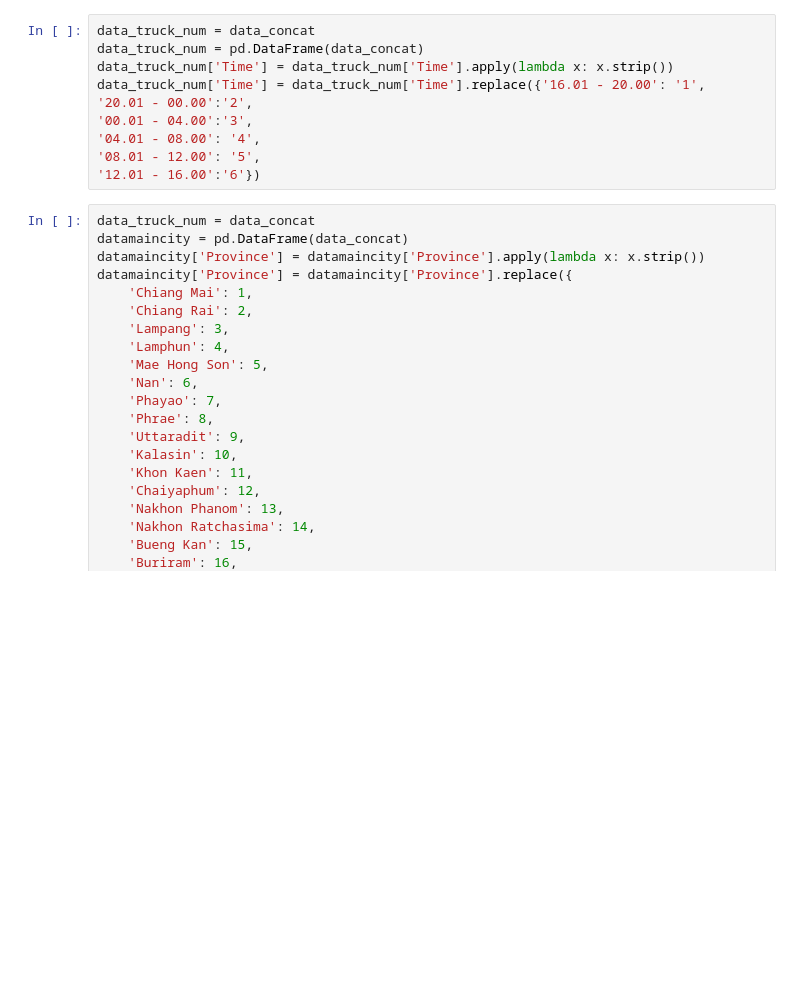
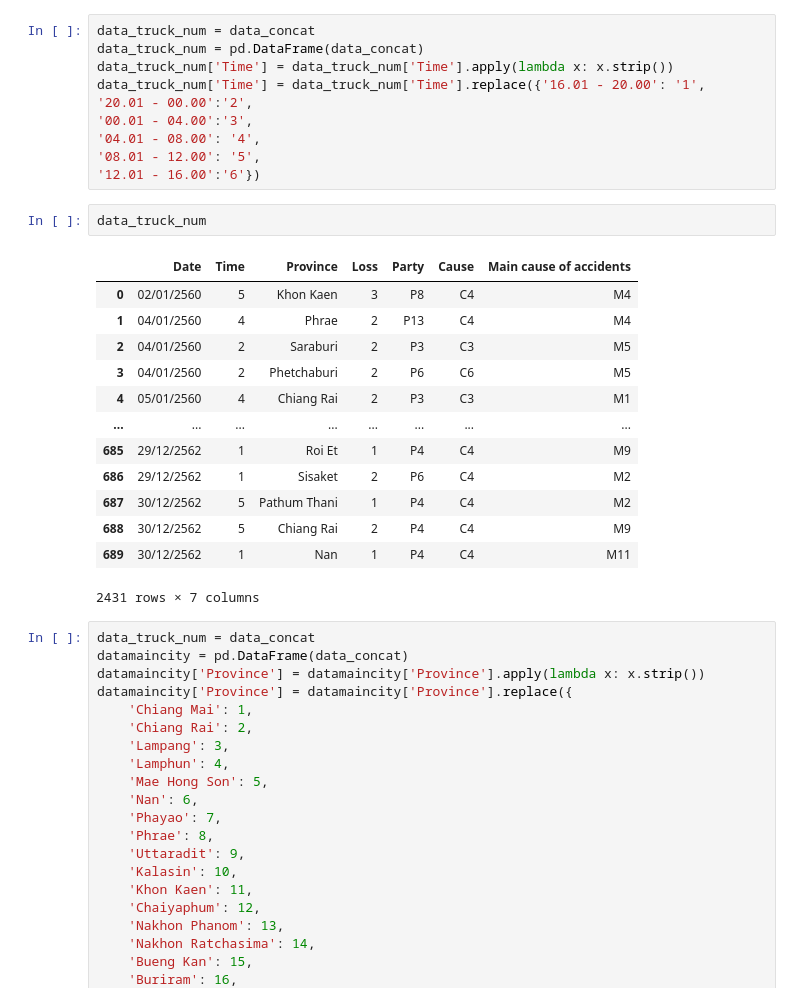
Before and after one commit to Thippawan72/BSC_DPDM23, a Jupyter notebook: Group_project2.ipynb, the cells around one changed output. Cells and saved outputs as stored; diff of their text form; blank space fills up the shorter version.

```diff
--- a/Group_project2.ipynb
+++ b/Group_project2.ipynb
@@ -1554,6 +1579,22 @@ data_truck_num['Time'] = data_truck_num['Time'].replace({'16.01 - 20.00': '1',
 '04.01 - 08.00': '4',
 '08.01 - 12.00': '5',
 '12.01 - 16.00':'6'})
+# %%
+data_truck_num
+# %% [output]
+|  | Date | Time | Province | Loss | Party | Cause | Main cause of accidents |
+| 0 | 02/01/2560 | 5 | Khon Kaen | 3 | P8 | C4 | M4 |
+| 1 | 04/01/2560 | 4 | Phrae | 2 | P13 | C4 | M4 |
+| 2 | 04/01/2560 | 2 | Saraburi | 2 | P3 | C3 | M5 |
+| 3 | 04/01/2560 | 2 | Phetchaburi | 2 | P6 | C6 | M5 |
+| 4 | 05/01/2560 | 4 | Chiang Rai | 2 | P3 | C3 | M1 |
+| ... | ... | ... | ... | ... | ... | ... | ... |
+| 685 | 29/12/2562 | 1 | Roi Et | 1 | P4 | C4 | M9 |
+| 686 | 29/12/2562 | 1 | Sisaket | 2 | P6 | C4 | M2 |
+| 687 | 30/12/2562 | 5 | Pathum Thani | 1 | P4 | C4 | M2 |
+| 688 | 30/12/2562 | 5 | Chiang Rai | 2 | P4 | C4 | M9 |
+| 689 | 30/12/2562 | 1 | Nan | 1 | P4 | C4 | M11 |
+2431 rows × 7 columns
 # %%
 data_truck_num = data_concat
 datamaincity = pd.DataFrame(data_concat)
```
Also changed, not shown: parts of 37 cells of this notebook.
